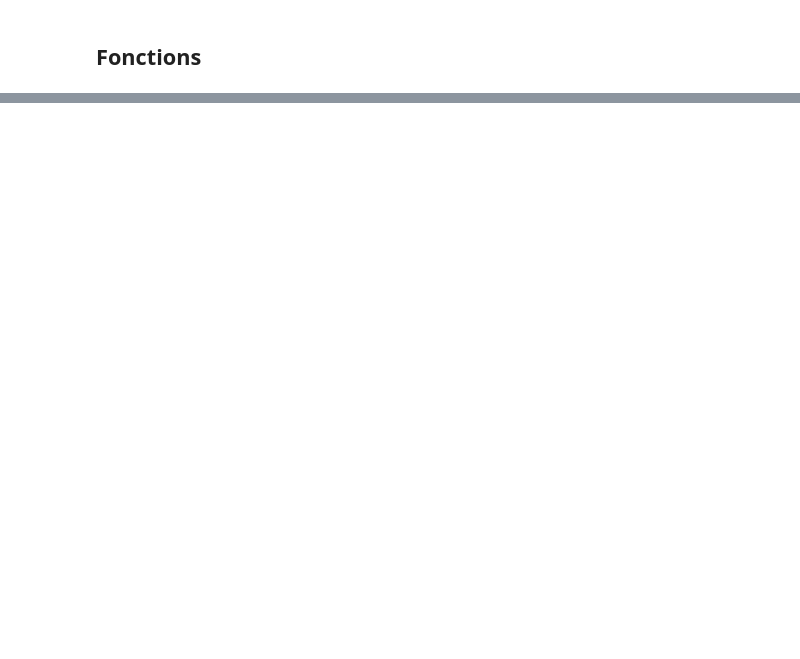
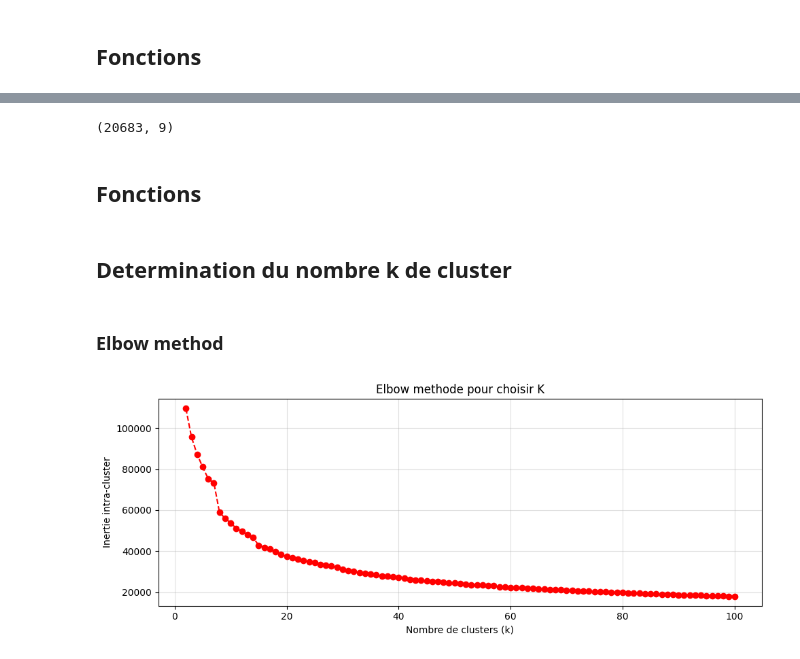
Before and after one commit to Droxxorie/Projet_MML, a Jupyter notebook: Projet.ipynb, the cells around one changed output, grey strips where cells are left out. Drawn from its saved outputs; the diff is of its cells as text; code cells hidden in the pictures; blank space fills up the shorter version.

```diff
--- a/Projet.ipynb
+++ b/Projet.ipynb
@@ -368,0 +471,8 @@ Name: count, dtype: int64
+# %%
+#* split des sets pour fine tune les hyperparametres du clustering
+X_train, X_test, y_train, y_test = train_test_split(X_trunc, y_trunc, test_size=0.01, shuffle= True) #* moins de 10k points
+print(X_test.shape)
+# %% [output]
+(20683, 9)
+# %% [markdown]
+## Fonctions
@@ -368,0 +546,8 @@ Name: count, dtype: int64
+# %% [markdown]
+## Determination du nombre k de cluster
+# %% [markdown]
+### Elbow method
+# %%
+plot_elbow_method(X_test, k_max= 100, n_components= 10)
+# %% [output]
+[figure, added]
```
Also changed, not shown: parts of 36 cells of this notebook.
